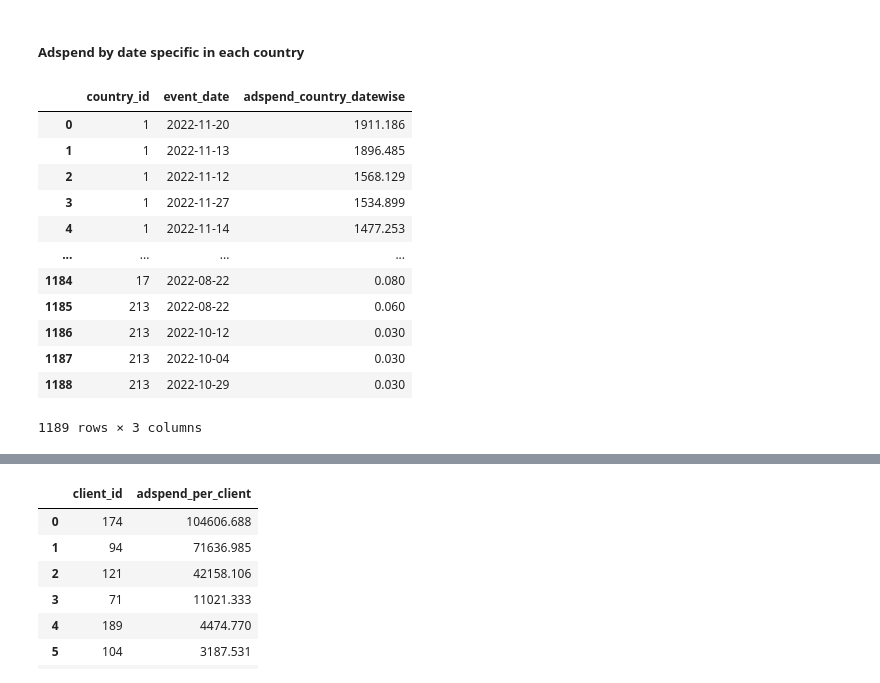
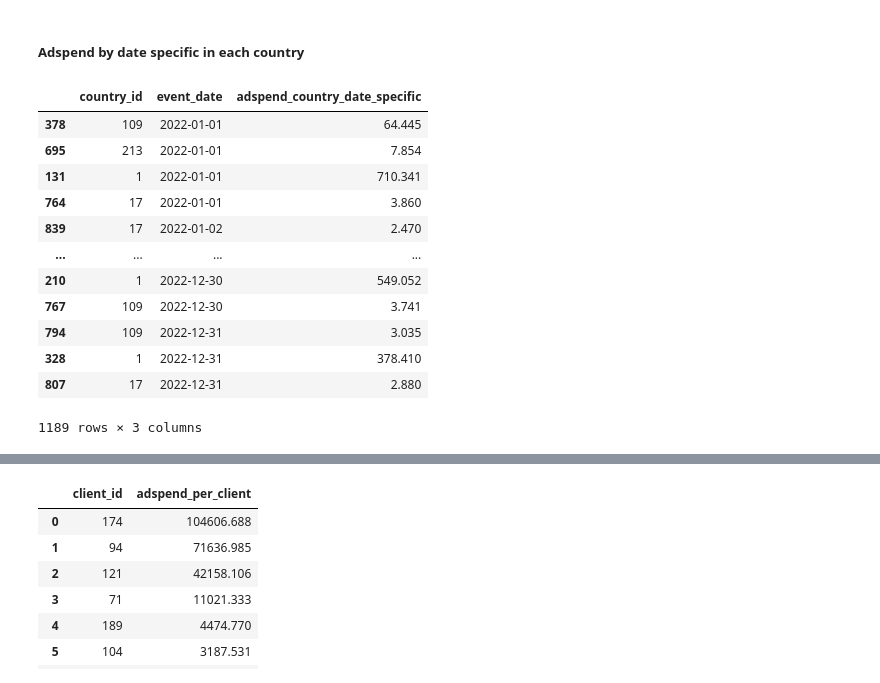
Before and after one commit to roshaan7zafar/JustDice, a Jupyter notebook: main.ipynb, the cells around one changed output, grey strips where cells are left out. Cells and saved outputs as stored; diff of their text form; code cells hidden in the pictures.

Commit message:
adspend date specific and monthly

```diff
--- a/main.ipynb
+++ b/main.ipynb
@@ -496,18 +495,20 @@ adspend_df.groupby(["country_id"])['value_usd'].sum().sort_values(ascending=Fals
 # %% [markdown]
 ##### Adspend by date specific in each country
 # %%
-adspend_df.groupby(["country_id","event_date"])['value_usd'].sum().sort_values(ascending=False).reset_index(name='adspend_country_date_specific')
+adspend_country_date_specific = adspend_df.groupby(["country_id","event_date"])['value_usd'].sum()\
+                                .sort_values(ascending=False).reset_index(name='adspend_country_date_specific')
+adspend_country_date_specific.sort_values(by=["event_date"])
 # %% [output]
-|  | country_id | event_date | adspend_country_datewise |
-| 0 | 1 | 2022-11-20 | 1911.186 |
-| 1 | 1 | 2022-11-13 | 1896.485 |
-| 2 | 1 | 2022-11-12 | 1568.129 |
-| 3 | 1 | 2022-11-27 | 1534.899 |
-| 4 | 1 | 2022-11-14 | 1477.253 |
+|  | country_id | event_date | adspend_country_date_specific |
+| 378 | 109 | 2022-01-01 | 64.445 |
+| 695 | 213 | 2022-01-01 | 7.854 |
+| 131 | 1 | 2022-01-01 | 710.341 |
+| 764 | 17 | 2022-01-01 | 3.860 |
+| 839 | 17 | 2022-01-02 | 2.470 |
 | ... | ... | ... | ... |
-| 1184 | 17 | 2022-08-22 | 0.080 |
-| 1185 | 213 | 2022-08-22 | 0.060 |
-| 1186 | 213 | 2022-10-12 | 0.030 |
-| 1187 | 213 | 2022-10-04 | 0.030 |
-| 1188 | 213 | 2022-10-29 | 0.030 |
+| 210 | 1 | 2022-12-30 | 549.052 |
+| 767 | 109 | 2022-12-30 | 3.741 |
+| 794 | 109 | 2022-12-31 | 3.035 |
+| 328 | 1 | 2022-12-31 | 378.410 |
+| 807 | 17 | 2022-12-31 | 2.880 |
 1189 rows × 3 columns
```
Also changed, not shown: parts of 4 cells of this notebook.
